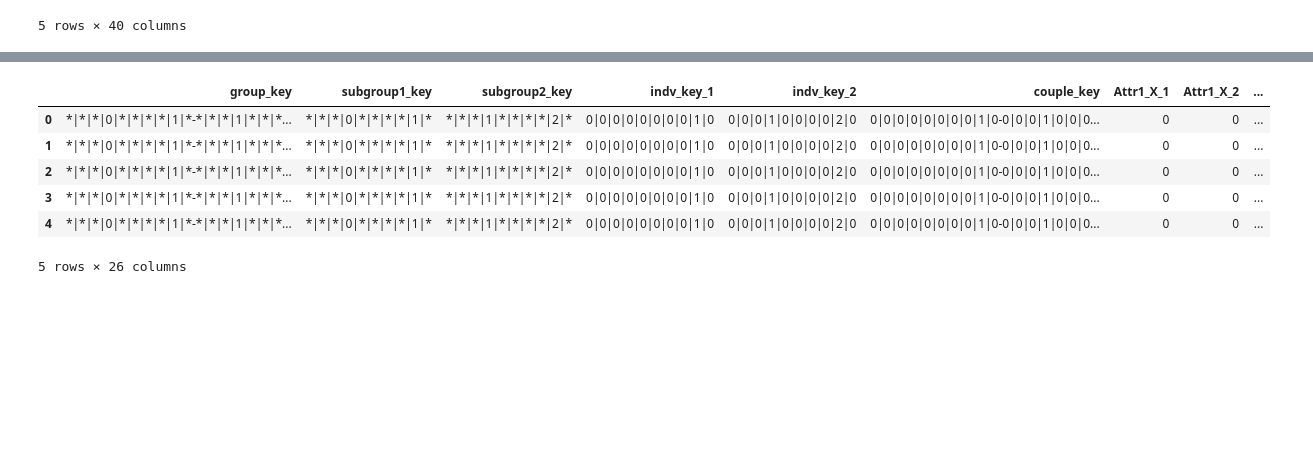
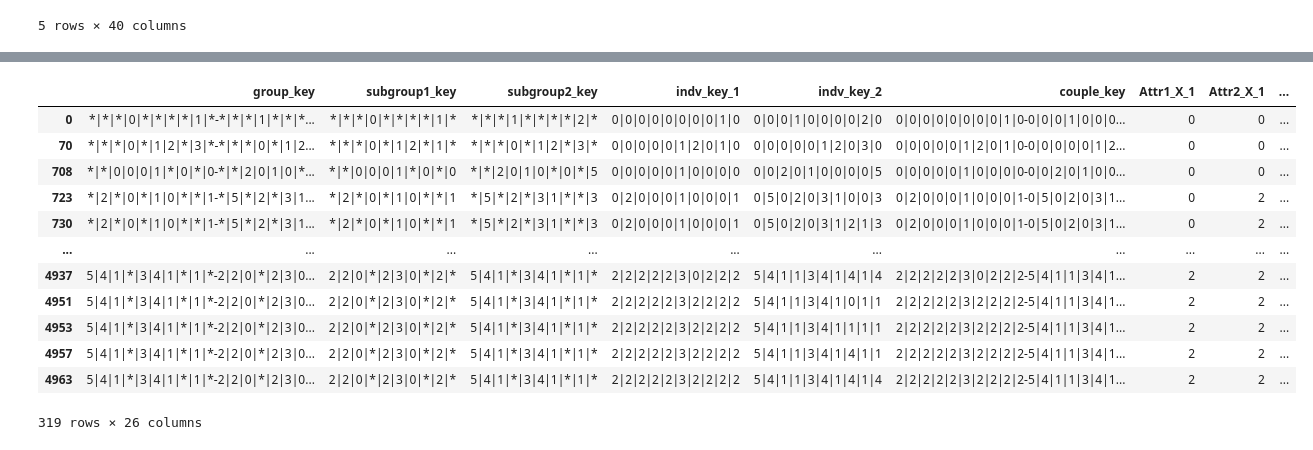
Before and after one commit to Vaunorage/ClearBias, a Jupyter notebook: experiments/analyse_exp4_diff_found.ipynb, the cells around one changed output, grey strips where cells are left out. Cells and saved outputs as stored; diff of their text form; code cells hidden in the pictures; blank space fills up the shorter version.

```diff
--- a/experiments/analyse_exp4_diff_found.ipynb
+++ b/experiments/analyse_exp4_diff_found.ipynb
@@ -122,13 +104,19 @@ def prepare_result_combinations(df: pd.DataFrame, feature_cols: List[str]) -> pd
 synth_combinations_df = DiscriminationData.generate_individual_synth_combinations(df_synth)
 result_combinations_df = prepare_result_combinations(df_result, feature_cols)
 # %%
-synth_combinations_df.head()
+synth_combinations_df
 # %% [output]
-|  | group_key | subgroup1_key | subgroup2_key | indv_key_1 | indv_key_2 | couple_key | Attr1_X_1 | Attr1_X_2 | ... |
+|  | group_key | subgroup1_key | subgroup2_key | indv_key_1 | indv_key_2 | couple_key | Attr1_X_1 | Attr2_X_1 | ... |
 | 0 | *|*|*|0|*|*|*|*|1|*-*|*|*|1|*|*|*... | *|*|*|0|*|*|*|*|1|* | *|*|*|1|*|*|*|*|2|* | 0|0|0|0|0|0|0|0|1|0 | 0|0|0|1|0|0|0|0|2|0 | 0|0|0|0|0|0|0|0|1|0-0|0|0|1|0|0|0... | 0 | 0 | ... |
-| 1 | *|*|*|0|*|*|*|*|1|*-*|*|*|1|*|*|*... | *|*|*|0|*|*|*|*|1|* | *|*|*|1|*|*|*|*|2|* | 0|0|0|0|0|0|0|0|1|0 | 0|0|0|1|0|0|0|0|2|0 | 0|0|0|0|0|0|0|0|1|0-0|0|0|1|0|0|0... | 0 | 0 | ... |
-| 2 | *|*|*|0|*|*|*|*|1|*-*|*|*|1|*|*|*... | *|*|*|0|*|*|*|*|1|* | *|*|*|1|*|*|*|*|2|* | 0|0|0|0|0|0|0|0|1|0 | 0|0|0|1|0|0|0|0|2|0 | 0|0|0|0|0|0|0|0|1|0-0|0|0|1|0|0|0... | 0 | 0 | ... |
-| 3 | *|*|*|0|*|*|*|*|1|*-*|*|*|1|*|*|*... | *|*|*|0|*|*|*|*|1|* | *|*|*|1|*|*|*|*|2|* | 0|0|0|0|0|0|0|0|1|0 | 0|0|0|1|0|0|0|0|2|0 | 0|0|0|0|0|0|0|0|1|0-0|0|0|1|0|0|0... | 0 | 0 | ... |
-| 4 | *|*|*|0|*|*|*|*|1|*-*|*|*|1|*|*|*... | *|*|*|0|*|*|*|*|1|* | *|*|*|1|*|*|*|*|2|* | 0|0|0|0|0|0|0|0|1|0 | 0|0|0|1|0|0|0|0|2|0 | 0|0|0|0|0|0|0|0|1|0-0|0|0|1|0|0|0... | 0 | 0 | ... |
+| 70 | *|*|*|0|*|1|2|*|3|*-*|*|*|0|*|1|2... | *|*|*|0|*|1|2|*|1|* | *|*|*|0|*|1|2|*|3|* | 0|0|0|0|0|1|2|0|1|0 | 0|0|0|0|0|1|2|0|3|0 | 0|0|0|0|0|1|2|0|1|0-0|0|0|0|0|1|2... | 0 | 0 | ... |
+| 708 | *|*|0|0|0|1|*|0|*|0-*|*|2|0|1|0|*... | *|*|0|0|0|1|*|0|*|0 | *|*|2|0|1|0|*|0|*|5 | 0|0|0|0|0|1|0|0|0|0 | 0|0|2|0|1|0|0|0|0|5 | 0|0|0|0|0|1|0|0|0|0-0|0|2|0|1|0|0... | 0 | 0 | ... |
+| 723 | *|2|*|0|*|1|0|*|*|1-*|5|*|2|*|3|1... | *|2|*|0|*|1|0|*|*|1 | *|5|*|2|*|3|1|*|*|3 | 0|2|0|0|0|1|0|0|0|1 | 0|5|0|2|0|3|1|0|0|3 | 0|2|0|0|0|1|0|0|0|1-0|5|0|2|0|3|1... | 0 | 2 | ... |
+| 730 | *|2|*|0|*|1|0|*|*|1-*|5|*|2|*|3|1... | *|2|*|0|*|1|0|*|*|1 | *|5|*|2|*|3|1|*|*|3 | 0|2|0|0|0|1|0|0|0|1 | 0|5|0|2|0|3|1|2|1|3 | 0|2|0|0|0|1|0|0|0|1-0|5|0|2|0|3|1... | 0 | 2 | ... |
+| ... | ... | ... | ... | ... | ... | ... | ... | ... | ... |
+| 4937 | 5|4|1|*|3|4|1|*|1|*-2|2|0|*|2|3|0... | 2|2|0|*|2|3|0|*|2|* | 5|4|1|*|3|4|1|*|1|* | 2|2|2|2|2|3|0|2|2|2 | 5|4|1|1|3|4|1|4|1|4 | 2|2|2|2|2|3|0|2|2|2-5|4|1|1|3|4|1... | 2 | 2 | ... |
+| 4951 | 5|4|1|*|3|4|1|*|1|*-2|2|0|*|2|3|0... | 2|2|0|*|2|3|0|*|2|* | 5|4|1|*|3|4|1|*|1|* | 2|2|2|2|2|3|2|2|2|2 | 5|4|1|1|3|4|1|0|1|1 | 2|2|2|2|2|3|2|2|2|2-5|4|1|1|3|4|1... | 2 | 2 | ... |
+| 4953 | 5|4|1|*|3|4|1|*|1|*-2|2|0|*|2|3|0... | 2|2|0|*|2|3|0|*|2|* | 5|4|1|*|3|4|1|*|1|* | 2|2|2|2|2|3|2|2|2|2 | 5|4|1|1|3|4|1|1|1|1 | 2|2|2|2|2|3|2|2|2|2-5|4|1|1|3|4|1... | 2 | 2 | ... |
+| 4957 | 5|4|1|*|3|4|1|*|1|*-2|2|0|*|2|3|0... | 2|2|0|*|2|3|0|*|2|* | 5|4|1|*|3|4|1|*|1|* | 2|2|2|2|2|3|2|2|2|2 | 5|4|1|1|3|4|1|4|1|1 | 2|2|2|2|2|3|2|2|2|2-5|4|1|1|3|4|1... | 2 | 2 | ... |
+| 4963 | 5|4|1|*|3|4|1|*|1|*-2|2|0|*|2|3|0... | 2|2|0|*|2|3|0|*|2|* | 5|4|1|*|3|4|1|*|1|* | 2|2|2|2|2|3|2|2|2|2 | 5|4|1|1|3|4|1|4|1|4 | 2|2|2|2|2|3|2|2|2|2-5|4|1|1|3|4|1... | 2 | 2 | ... |
-5 rows × 26 columns
+319 rows × 26 columns
 # %%
```
Also changed, not shown: parts of 10 cells of this notebook, 7 other files.
